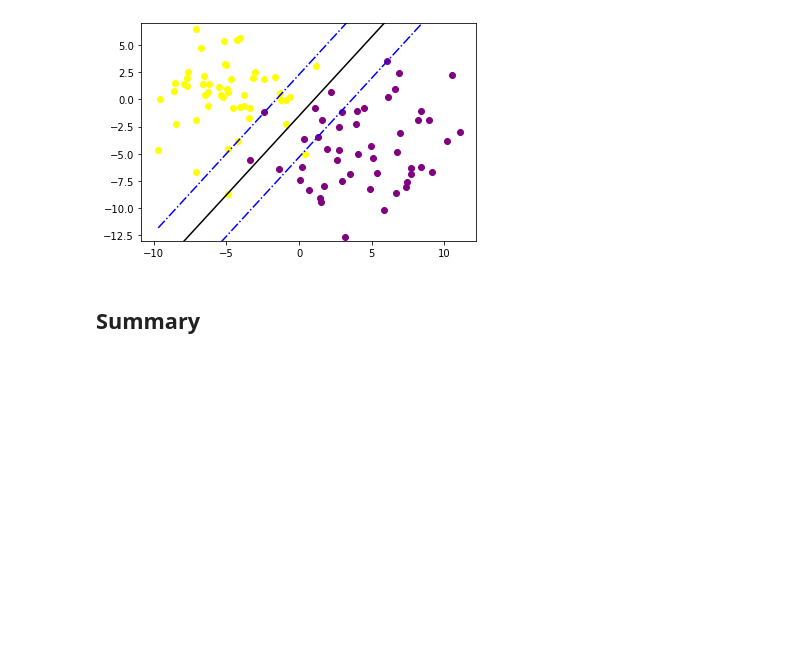
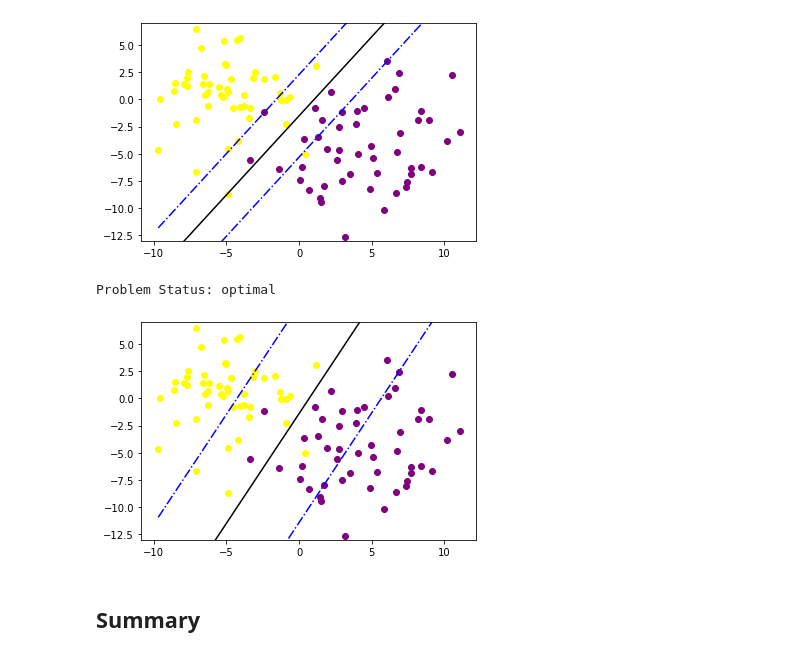
Before and after one commit to karolinajoz/dsc-building-an-svm-from-scratch-lab-nyc-ds-082619, a Jupyter notebook: index.ipynb, the cells around one changed output. Saved outputs shown, nothing was run; the diff lists cells and outputs as text; code cells hidden in the pictures; blank space fills up the shorter version.

```diff
--- a/index.ipynb
+++ b/index.ipynb
@@ -326,6 +326,40 @@ plotBoundaries(class_1,class_2,w.value, b.value)
 # %% [output]
 Problem Status: optimal
 [figure]
+# %%
+d = 2
+m = 50
+n = 50
+o = 50
+# Define the variables
+w = cp.Variable(d)
+b = cp.Variable()
+eps_1 = cp.Variable(m)
+eps_2 =cp.Variable(n)
+
+# Define the constraints
+x_constraints = [w.T * class_1[i] + b +eps_1[i] >= 1  for i in range(m)]
+y_constraints = [w.T * class_2[i] + b - eps_2[i] <= -1 for i in range(n)]
+eps_1_constr = [eps_1>= 0  for i in range(o)]
+eps_2_constr = [eps_2>= 0  for i in range(o)]
+
+# Sum the constraints
+constraints = x_constraints +  y_constraints + eps_1_constr + eps_2_constr
+
+# Define the objective. Hint: use cp.norm. Add in a C hyperparameter and assume 1 at first
+C=0.01
+obj = cp.Minimize(cp.norm(w,2)+C*(sum(eps_1)+sum(eps_2)))
+
+# Add objective and constraint in the problem
+prob = cp.Problem(obj, constraints)
+
+# Solve the problem
+prob.solve()
+print("Problem Status: %s"%prob.status)
+plotBoundaries(class_1,class_2,w.value, b.value)
+# %% [output]
+Problem Status: optimal
+[figure, added]
 # %% [markdown]
 ## Summary
 # %% [markdown]
```
